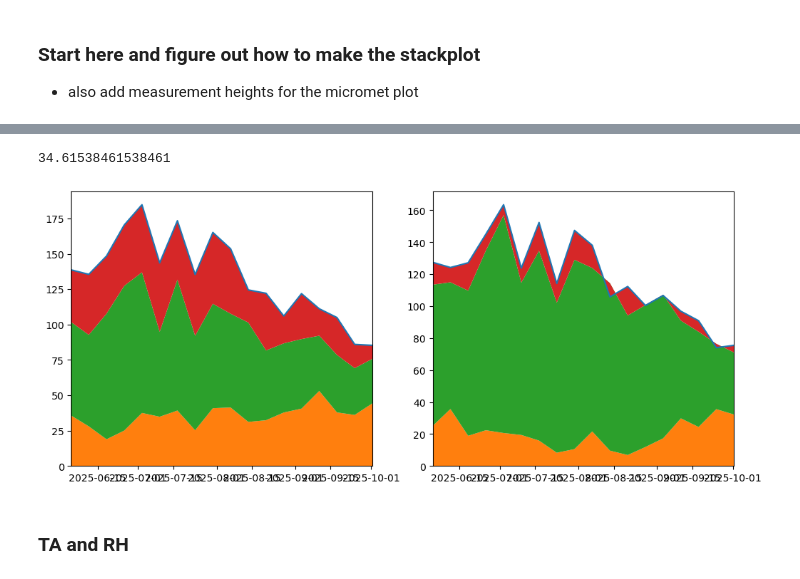
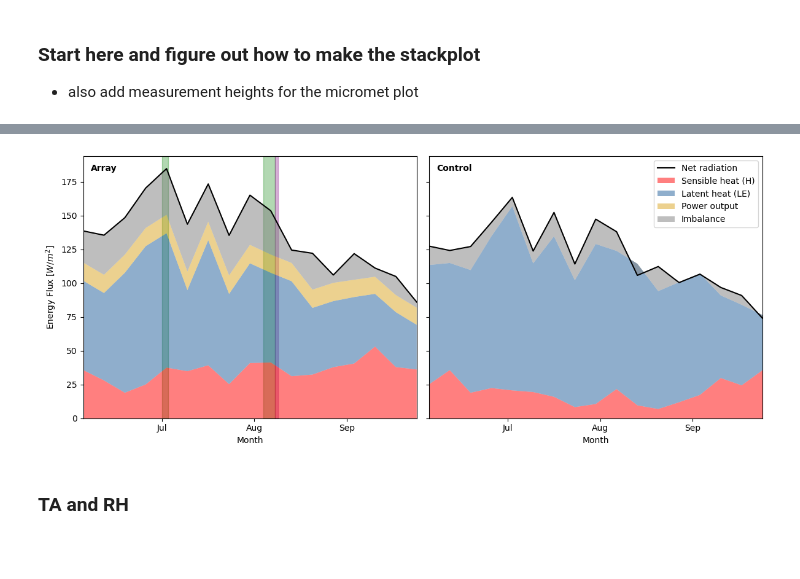
Before and after one commit to ermather/Kogonsa_Solar_obs_analysis, a Jupyter notebook: obs_analysis/AVRF_manuscript_figs.ipynb, the cells around one changed output, grey strips where cells are left out. Cells and saved outputs as stored; diff of their text form; code cells hidden in the pictures; blank space fills up the shorter version.

```diff
--- a/obs_analysis/AVRF_manuscript_figs.ipynb
+++ b/obs_analysis/AVRF_manuscript_figs.ipynb
@@ -217,8 +217,8 @@ for ax in axs[0, :]:
 
 #Add management as vertical lines on each plot
 for ax in axs[:, 0]:
-    m1 = ax.axvspan(xmin=dt.datetime(2025, 7, 1), xmax=dt.datetime(2025, 7, 3), alpha=0.3, color=colordict['south'])
-    ax.axvspan(xmin=dt.datetime(2025, 8, 4), xmax=dt.datetime(2025, 8, 8), alpha=0.3, color=colordict['south'])
+    m1 = ax.axvspan(xmin=dt.datetime(2025, 7, 1), xmax=dt.datetime(2025, 7, 3), alpha=0.3, color=colordict['below'])
+    ax.axvspan(xmin=dt.datetime(2025, 8, 4), xmax=dt.datetime(2025, 8, 8), alpha=0.3, color=colordict['below'])
     m2 = ax.axvspan(xmin=dt.datetime(2025, 8, 8), xmax=dt.datetime(2025, 8, 9), alpha=0.3, color=colordict['other3'])
 
 
@@ -303,21 +289,60 @@ for i in range(len(axs)):
-# %%
-2.25e6/6.5/1e4
-# %% [output]
-34.61538461538461
+# %%
+#Create dataframe with weekly average estimated power output
+array_area = 6.5e5 #m^2 (6.5 ha)
+dtindex_1d = pd.date_range(start = sd, end = ed, freq = '1D') #datetime index with frequency of 1 day
+PO_1d = pd.DataFrame(index = dtindex_1d, columns = ['KSA', 'KSC']) #Dataframe with estimated power output, 1 val/day
+
+#Approximate DC power production by array (using PVwatts from NREL)
+PO_month = np.array([404/30, 425/31, 419/31, 379/30, 335/31]) #Array of estimated power output divided by days in month for June - October [KWh/day]
+PO_month*1e3/24/array_area #[W/m^2] Average rate of energy removed from array for power production
+
+
+# Adds average power output for each day to the PO_1d dataframe
+month_map = {i+6: val for i, val in enumerate(PO_month)} #dictionary of month value: power output value
+PO_1d['KSA'] = PO_1d.index.month.map(month_map) #Uses month_map to fill in power_output column of PO_1d
+PO_1d['KSC'] = 0
+PO_1w = weighted_week_avg(PO_1d)[sd:ed] #resamples to 1 week, timestamp is middle of week
 # %%
-fig, axs = plt.subplots(1, 2, figsize = (12, 5))
+fig, axs = plt.subplots(1, 2, figsize = (12, 5), sharey = 'row')
 
 for i in range(len(axs)):
-    ax = axs[i]
-    tow = list(towdat_dict.keys())[i]
-    towdat = towdat_dict[tow][1]
-    week_avg = weighted_week_avg(towdat)
-    IE = week_avg['SWin'] + week_avg['LWin'] - week_avg['SWout'] - week_avg['LWout']
-    ax.plot(IE)
-    ax.stackplot(week_avg.index, week_avg['H'], week_avg['LE'], IE - week_avg['H'] - week_avg['LE']) #Fixthis
-    ax.set_xlim(week_avg.index.min(), week_avg.index.max())
+    ax = axs[i] #select axes
+    tow = list(towdat_dict.keys())[i] #select tower
+    towdat = towdat_dict[tow][1] #select data for given tower
+
+    #Calculated values
+    towdat_1w = weighted_week_avg(towdat)[sd:ed] #Take one week average of towdat. Date index is center of average week
+    RN = towdat_1w['SWin'] + towdat_1w['LWin'] - towdat_1w['SWout'] - towdat_1w['LWout'] #Calculation net radiation
+
+    #Plots
+    ax.plot(RN, c = 'k', label = 'Net radiation') #Plot net radiation as a line
+    #Stacked plot of outgoing energy fluxes (H, LE, power output for array, and energy imbalance)
+    ax.stackplot(towdat_1w.index, towdat_1w['H'], towdat_1w['LE'], PO_1w[tow], RN - towdat_1w['H'] - towdat_1w['LE'] - PO_1w[tow],
+                 labels = ['Sensible heat (H)', 'Latent heat (LE)', 'Power output', 'Imbalance'],
+                 colors = [colordict['other1'], colordict['south'],colordict['east'], colordict['control']], alpha = 0.5)
+
+    #Format x axis
+    ax.set_xlim(towdat_1w.index.min(), towdat_1w.index.max())
+    ax.xaxis.set_major_locator(mdates.MonthLocator())  # Tick at start of each month
+    ax.xaxis.set_major_formatter(mdates.DateFormatter('%b'))  # Format as abbreviated month name
+    ax.set_xlabel('Month')
+
+#Plot management periods
+axs[0].axvspan(xmin=dt.datetime(2025, 7, 1), xmax=dt.datetime(2025, 7, 3), alpha=0.3, color=colordict['below'], label = 'mowing', zorder = 0)
+axs[0].axvspan(xmin=dt.datetime(2025, 8, 4), xmax=dt.datetime(2025, 8, 8), alpha=0.3, color=colordict['below'], zorder = 0)
+axs[0].axvspan(xmin=dt.datetime(2025, 8, 8), xmax=dt.datetime(2025, 8, 9), alpha=0.3, color=colordict['other3'], label = 'herbecide', zorder = 0)
+
+#Shared y axis
+axs[0].set_ylabel('Energy Flux [$W/m^2$]')
+
+#Add tower names to each panell
+axs[0].annotate('Array', (sd + dt.timedelta(days = 6), 183), weight = 'bold')
+axs[1].annotate('Control', (sd + dt.timedelta(days = 6), 183), weight = 'bold')
+
+plt.legend() #consider moving outside of axes
+plt.tight_layout()
 # %% [output]
-[figure, old version]
+[figure, new version]
 # %% [markdown]
 ### TA and RH
 # %%
```
Also changed, not shown: parts of 3 cells of this notebook.
